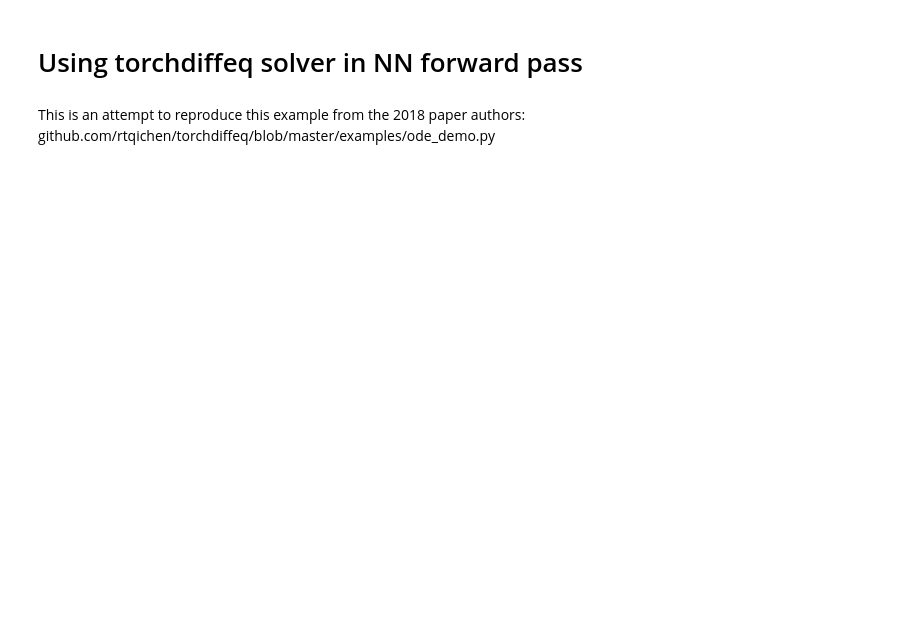
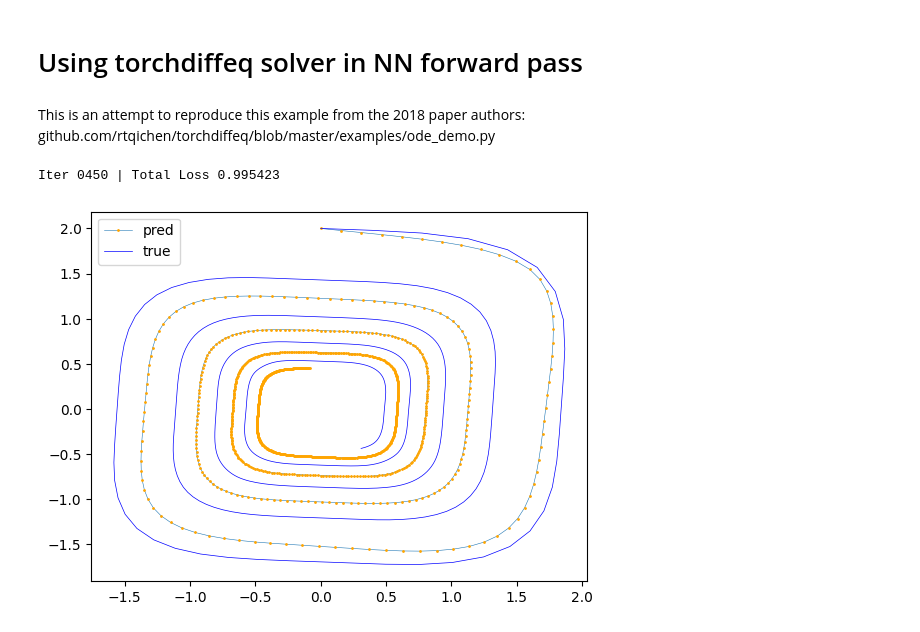
Before and after one commit to igor-cheb/Neural_ODEs_experiements, a Jupyter notebook: ODE_solver_experiments.ipynb, the cells around one changed output. Cells and saved outputs as stored; diff of their text form; code cells hidden in the pictures; blank space fills up the shorter version.

```diff
--- a/ODE_solver_experiments.ipynb
+++ b/ODE_solver_experiments.ipynb
@@ -129,0 +154,51 @@ github.com/rtqichen/torchdiffeq/blob/master/examples/ode_demo.py
+# %%
+class ODEFunc(torch.nn.Module):
+
+    def __init__(self):
+        super().__init__()
+
+        self.layers = torch.nn.Sequential(
+            torch.nn.Linear(2, 64),
+            torch.nn.Tanh(),
+            torch.nn.Linear(64, 2)
+        )
+
+    def forward(self, t, y):
+        return self.layers(y**3)
+# %%
+func = ODEFunc()
+optimizer = torch.optim.Adam(func.parameters(), lr=1e-3)
+# %%
+for iter in range(num_epochs):
+    batch_y0, batch_t, batch_y = get_batch()
+    pred_y = torch_odeint(func, batch_y0, batch_t)
+    loss = torch.nn.functional.l1_loss(input=pred_y, target=batch_y)
+
+    optimizer.zero_grad()
+    loss.backward()
+    optimizer.step()
+
+    if iter % 50 == 0:
+        clear_output()
+        tes_pred_y = torch_odeint(func, y0, t)
+        loss = torch.nn.functional.l1_loss(input=tes_pred_y, target=true_y)
+        print('Iter {:04d} | Total Loss {:.6f}'.format(iter, loss.detach().item()))
+
+
+        plt.plot(tes_pred_y[:, 0][:, 1].detach().numpy(),
+                 tes_pred_y[:, 0][:, 0].detach().numpy(),
+                 marker='.', markerfacecolor='orange', markeredgecolor='orange', markersize=2,
+                 linewidth=.4,
+                 label='pred')
+
+        plt.plot(true_y[:, 0][:, 1].detach().numpy(),
+                 true_y[:, 0][:, 0].detach().numpy(),
+                #  marker='.', markerfacecolor='green', markeredgecolor='green', markersize=2,
+                 color='blue',
+                 linewidth=.5,
+                 label='true')
+        plt.legend()
+        plt.show()
+# %% [output]
+Iter 0450 | Total Loss 0.995423
+[figure, added]
```
Also changed, not shown: parts of 4 cells of this notebook.
